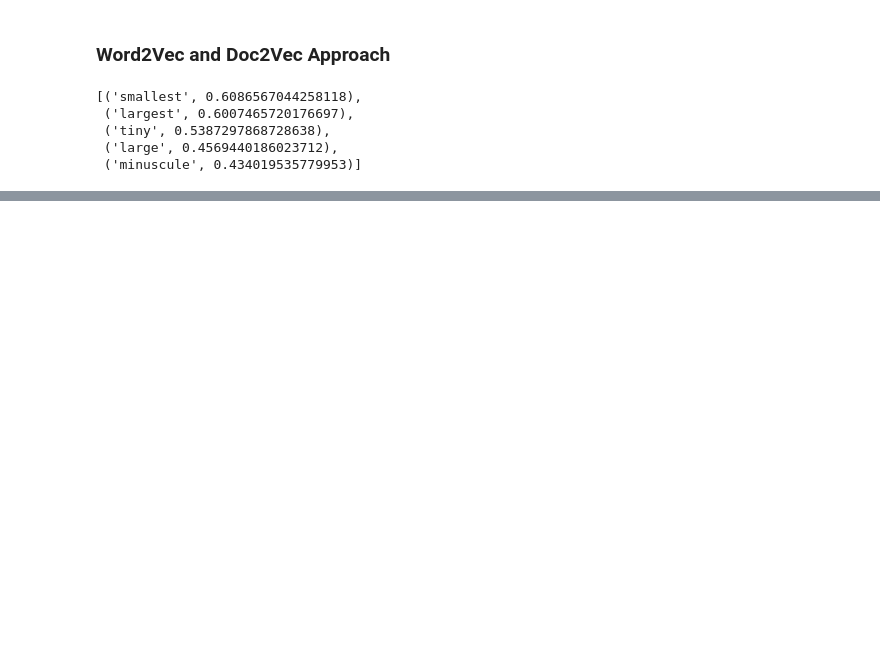
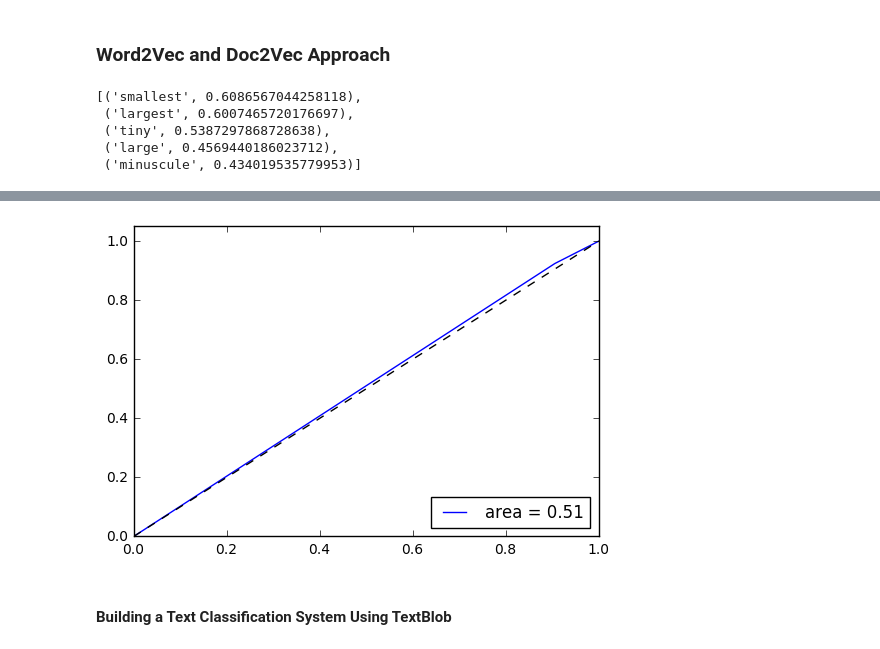
Before and after one commit to hailey0huong/Text-Analytics, a Jupyter notebook: Sentiment Analysis - TA Reports.ipynb, the cells around one changed output, grey strips where cells are left out. Cells and saved outputs as stored; diff of their text form; code cells hidden in the pictures; blank space fills up the shorter version.

Commit message:
updated sentiment analysis

```diff
--- a/Sentiment Analysis - TA Reports.ipynb
+++ b/Sentiment Analysis - TA Reports.ipynb
@@ -567,0 +706,22 @@ plt.show()
+# %%
+predict_TextBlob = []
+for text in X_test:
+    blob = TextBlob(text, analyzer = NaiveBayesAnalyzer())
+    sent = blob.sentiment[0]
+    if sent =='pos': predict_TextBlob.append(1)
+    else: predict_TextBlob.append(0)
+# %%
+#Create ROC curve
+fpr,tpr,_ = roc_curve(y_test, predict_TextBlob)
+roc_auc = auc(fpr,tpr)
+plt.plot(fpr,tpr,label='area = %.2f' %roc_auc)
+plt.plot([0, 1], [0, 1], 'k--')
+plt.xlim([0.0, 1.0])
+plt.ylim([0.0, 1.05])
+plt.legend(loc='lower right')
+
+plt.show()
+# %% [output]
+[figure, added]
+# %% [markdown]
+#### Building a Text Classification System Using TextBlob
```
Also changed, not shown: parts of 44 cells of this notebook.
